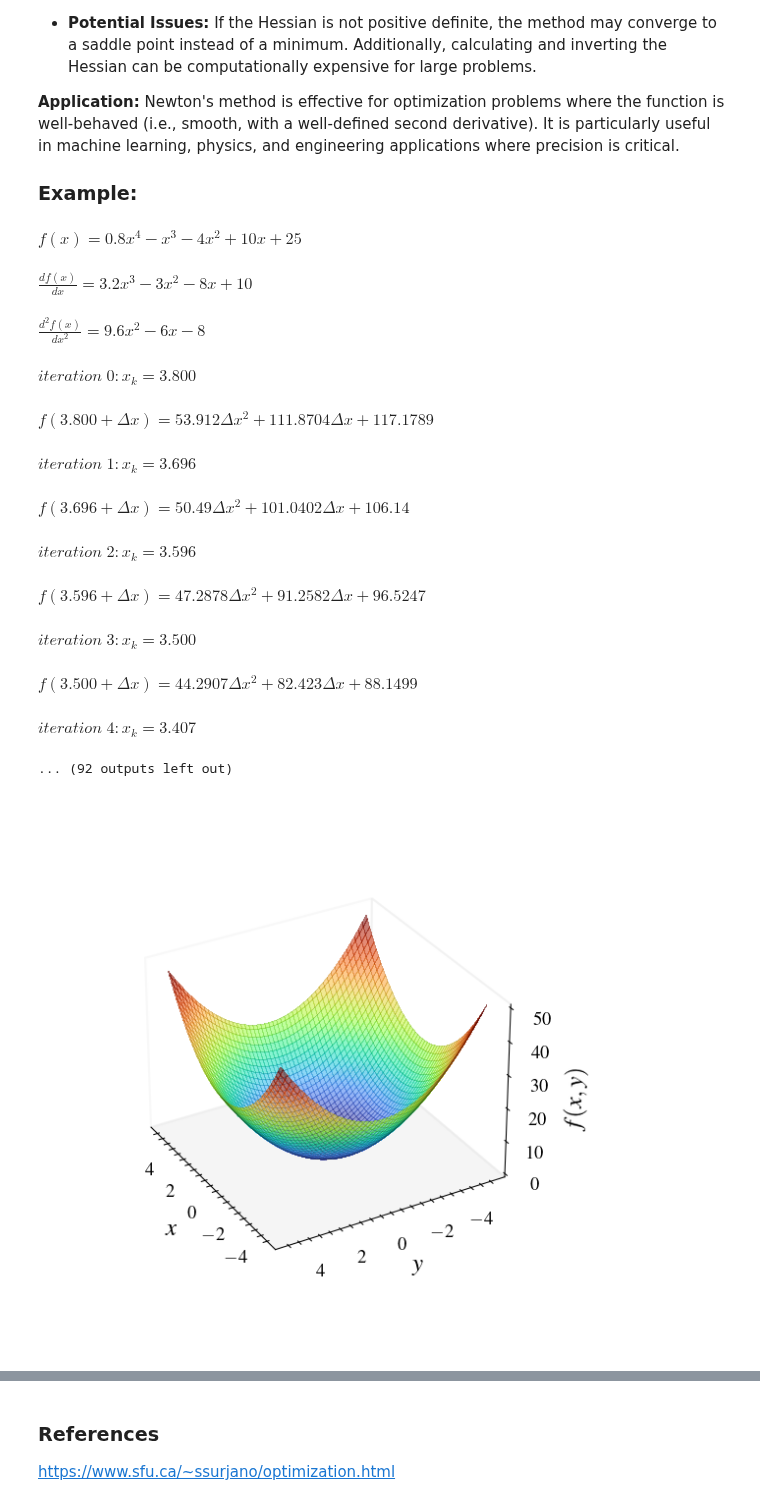
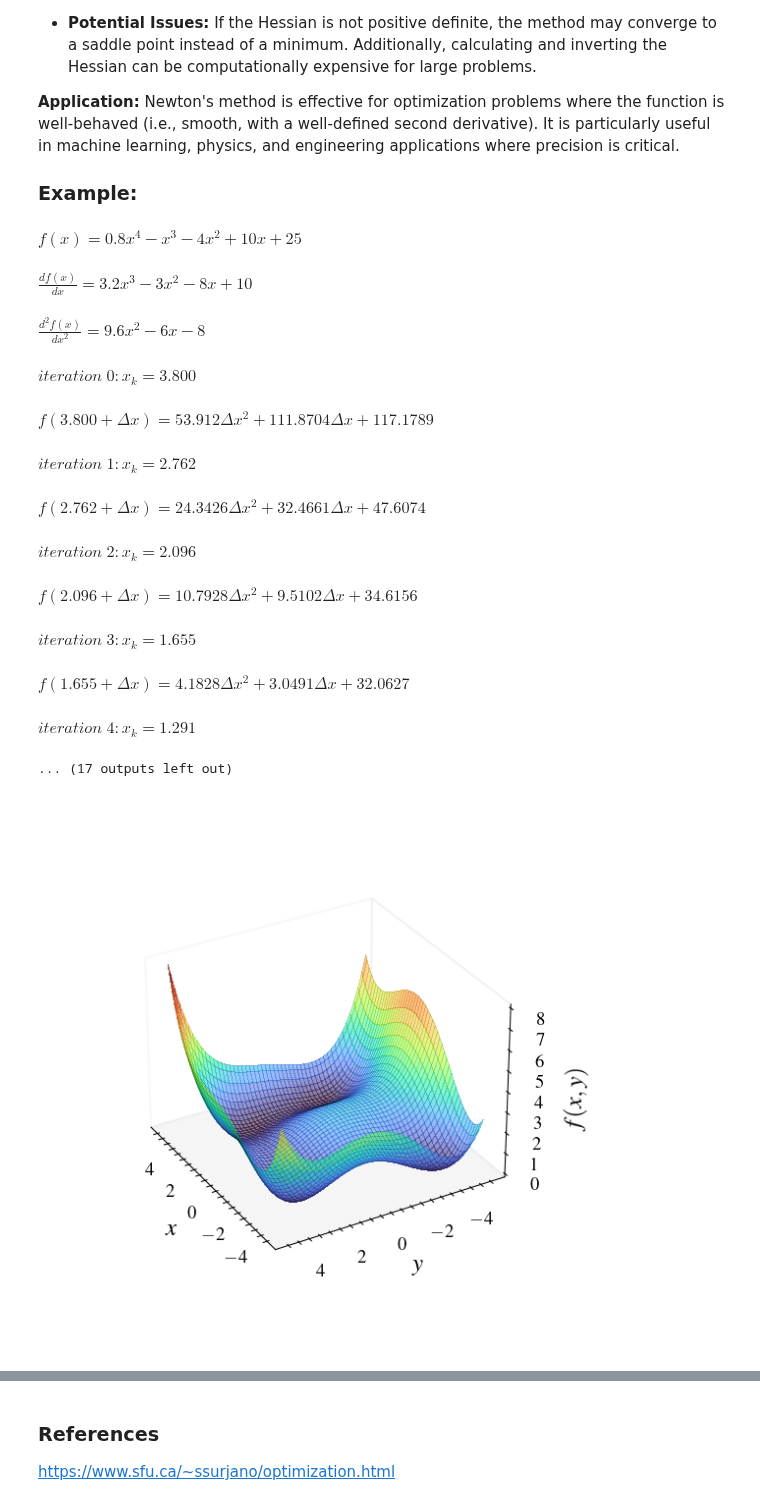
Before and after one commit to edsonportosilva/AdaptiveSignalProcessing, a Jupyter notebook: notebooks/2. Introduction to adaptive filtering.ipynb, the cells around one changed output, grey strips where cells are left out. Drawn from its saved outputs; the diff is of its cells as text; code cells hidden in the pictures.

```diff
--- a/notebooks/2. Introduction to adaptive filtering.ipynb
+++ b/notebooks/2. Introduction to adaptive filtering.ipynb
@@ -102,7 +102,7 @@ plt.plot(domain, y,'--g', linewidth=1.5, label='$f(x)$')
 # Find extreme points of f(x) using Newton's method
 
 # Parameters
-μ = 0.1               # step size
+μ = 1               # step size
 x0 = 3.8              # initial guess
 max_iterations = 50   # maximum number of iterations
 tol = 1e-4            # absolute tolerance
@@ -157,14 +157,14 @@ $\displaystyle \frac{df(x)}{dx} = 3.2 x^{3} - 3 x^{2} - 8 x + 10\;\mathrm{ }$
 $\displaystyle \frac{d^2f(x)}{dx^2} = 9.6 x^{2} - 6 x - 8\;\mathrm{ }$
 $\displaystyle iteration\;0: x_k = 3.800\mathrm{ }$
 $\displaystyle f(3.800 + Δx) = 53.912 Δx^{2} + 111.8704 Δx + 117.1789\;\mathrm{ }$
-$\displaystyle iteration\;1: x_k = 3.696\mathrm{ }$
+$\displaystyle iteration\;1: x_k = 2.762\mathrm{ }$
-$\displaystyle f(3.696 + Δx) = 50.49 Δx^{2} + 101.0402 Δx + 106.14\;\mathrm{ }$
+$\displaystyle f(2.762 + Δx) = 24.3426 Δx^{2} + 32.4661 Δx + 47.6074\;\mathrm{ }$
-$\displaystyle iteration\;2: x_k = 3.596\mathrm{ }$
+$\displaystyle iteration\;2: x_k = 2.096\mathrm{ }$
-$\displaystyle f(3.596 + Δx) = 47.2878 Δx^{2} + 91.2582 Δx + 96.5247\;\mathrm{ }$
+$\displaystyle f(2.096 + Δx) = 10.7928 Δx^{2} + 9.5102 Δx + 34.6156\;\mathrm{ }$
-$\displaystyle iteration\;3: x_k = 3.500\mathrm{ }$
+$\displaystyle iteration\;3: x_k = 1.655\mathrm{ }$
-$\displaystyle f(3.500 + Δx) = 44.2907 Δx^{2} + 82.423 Δx + 88.1499\;\mathrm{ }$
+$\displaystyle f(1.655 + Δx) = 4.1828 Δx^{2} + 3.0491 Δx + 32.0627\;\mathrm{ }$
-$\displaystyle iteration\;4: x_k = 3.407\mathrm{ }$
+$\displaystyle iteration\;4: x_k = 1.291\mathrm{ }$
-... (92 outputs left out)
+... (17 outputs left out)
 # %%
 x, y = sp.symbols('x, y', real=True)
 
@@ -175,36 +175,36 @@ def hessian(f):
     return sp.Matrix([[f.diff(x).diff(x), f.diff(x).diff(y)],
                       [f.diff(y).diff(x), f.diff(y).diff(y)]])
 
 # Objective function
-#f = (4*x**2 + 10*x + 25) + (0.2*y**4 -0.7*y**3 - 4*y**2 + 10*y + 25) + 0.1*x*y
-#f = ((x**2 + y - 11)**2 + (y**2 + x - 7)**2)/100
-f = x**2 + y**2
+#f_obj = (4*x**2 + 10*x + 25) + (0.2*y**4 -0.7*y**3 - 4*y**2 + 10*y + 25) + 0.1*x*y
+f_obj = ((x**2 + y - 11)**2 + (y**2 + x - 7)**2)/100
+#f_obj = x**2 + y**2
 
-f_lamb = sp.lambdify((x, y), f)
+f_obj_lamb = sp.lambdify([x, y], f_obj)
 domain = np.arange(-5, 5, 0.1)
 x_domain, y_domain = np.meshgrid(domain, domain)
 
-z = f_lamb(x_domain, y_domain)
+z = f_obj_lamb(x_domain, y_domain)
 
 fig = plt.figure(figsize=(4, 4))
 ax = plt.axes(projection='3d')
 
 # Plot the surface.
 ax.plot_surface(x_domain, y_domain, z, cmap=cm.turbo, alpha=0.55, linewidth=0.05, antialiased=False)
 
 # Make panes transparent
 ax.xaxis.pane.fill = False # Left pane
 ax.yaxis.pane.fill = False # Right pane
 
 wire = ax.plot_wireframe(x_domain, y_domain, z, color='k', linewidth=0.05)
 fig.tight_layout()
 ax.grid(False)
 
 ax.view_init(elev=30, azim=150)
 ax.set_xlabel('$x$')
 ax.set_ylabel('$y$')
 ax.set_zlabel('$f(x,y)$')
 ax.set_box_aspect(aspect=None, zoom=0.75)
 plt.show()
 # %% [output]
-[figure, old version]
+[figure, new version]
```
Also changed, not shown: parts of 10 cells of this notebook.
